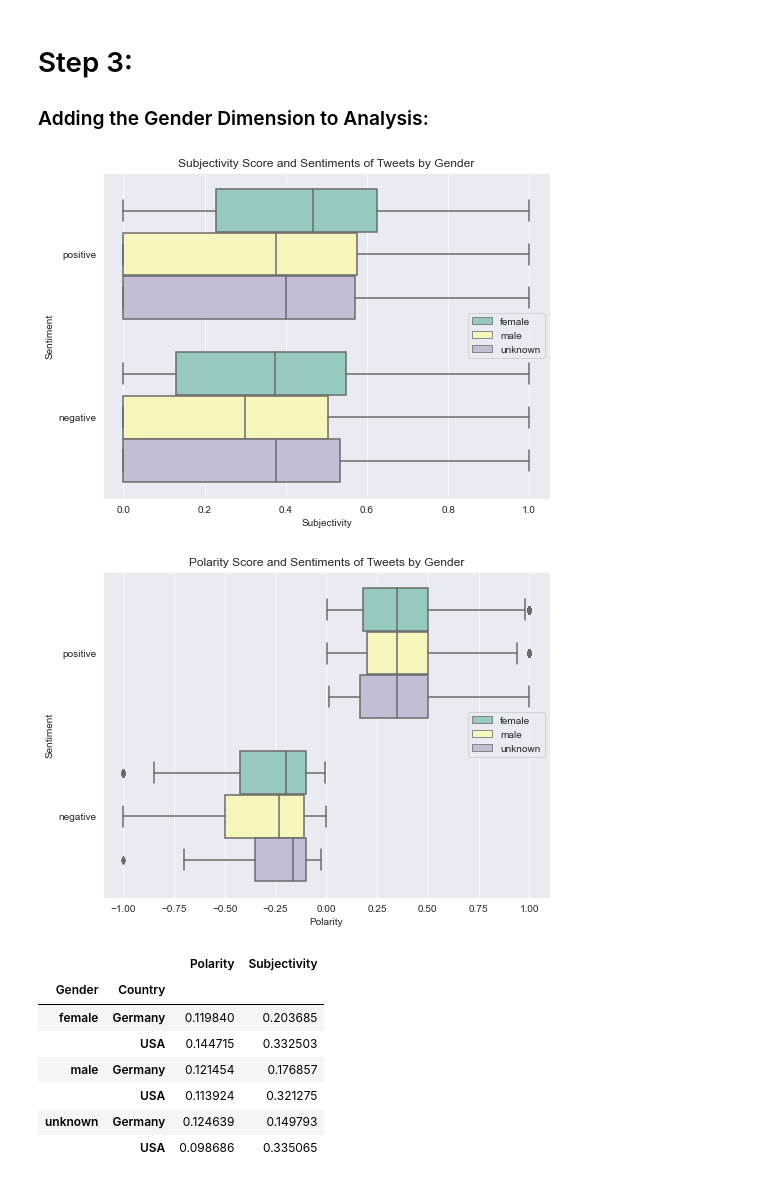
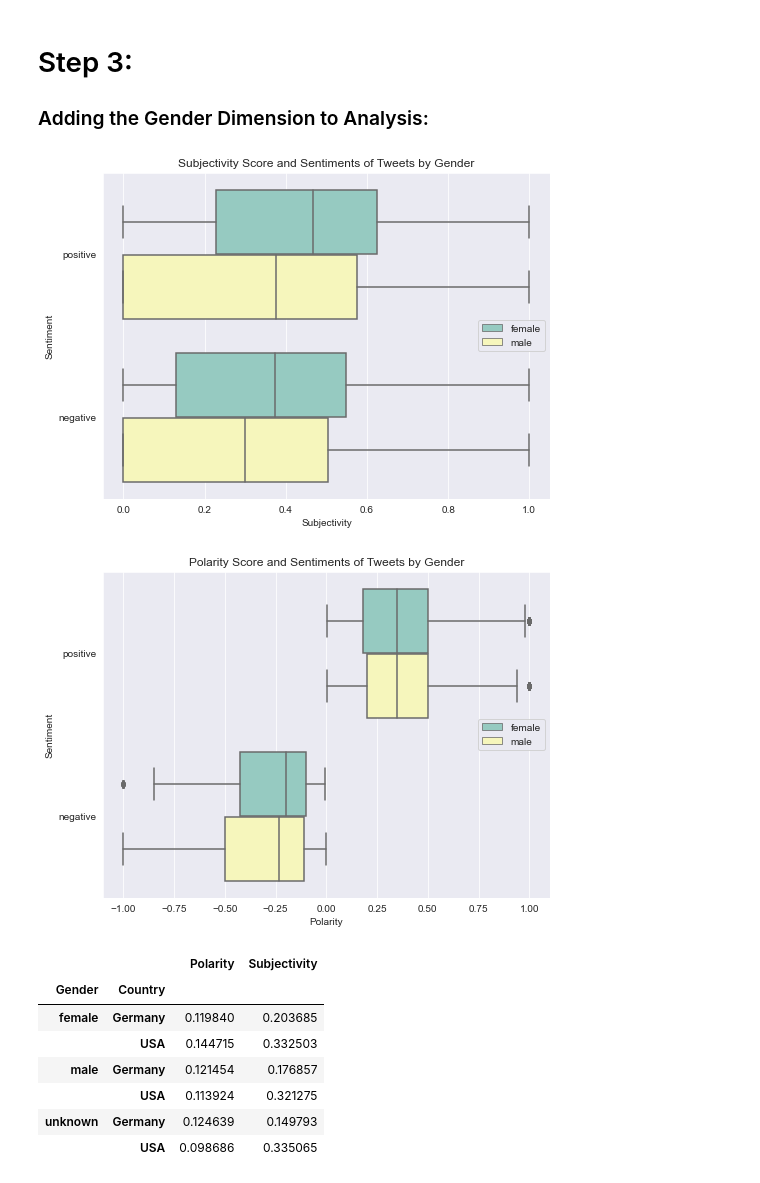
Before and after one commit to ksaslow/Ironhack-final-project, a Jupyter notebook: 4_Visualizing-the-Twitter-Data.ipynb, the cells around one changed output. Cells and saved outputs as stored; diff of their text form; code cells hidden in the pictures.

Commit message:
visualizations

```diff
--- a/4_Visualizing-the-Twitter-Data.ipynb
+++ b/4_Visualizing-the-Twitter-Data.ipynb
@@ -170,26 +174,29 @@ ratio_de_pos
 # %% [markdown]
 # Step 3:
 ### Adding the Gender Dimension to Analysis:
+# %%
+# Drop Gender='unknown' (organizations, institutions) from df:
+tweets_vis_gen = tweets_vis[tweets_vis['Gender']!='unknown']
 # %%
 # Subjectivity of tweets by Gender (not country specific):
 
 fig, ax = plt.subplots(figsize=(8,6))
-sns.boxplot(x='Subjectivity', y='Sentiment', data=tweets_vis, hue='Gender')
+sns.boxplot(x='Subjectivity', y='Sentiment', data=tweets_vis_gen, hue='Gender')
 plt.title('Subjectivity Score and Sentiments of Tweets by Gender')
 plt.legend(loc='center right')
 plt.savefig('subjectivity_by_gender_boxchart.png')
 plt.show()
 # %% [output]
-[figure, old version]
+[figure, new version]
 # %%
 fig, ax = plt.subplots(figsize=(8,6))
-sns.boxplot(x='Polarity', y='Sentiment', data=tweets_vis, hue='Gender')
+sns.boxplot(x='Polarity', y='Sentiment', data=tweets_vis_gen, hue='Gender')
 plt.title('Polarity Score and Sentiments of Tweets by Gender')
 plt.legend(loc='center right')
 plt.savefig('polarity_by_gender_boxchart.png')
 plt.show()
 # %% [output]
-[figure, old version]
+[figure, new version]
 # %%
 grouped_gender = tweets_analysis.groupby(['Gender', 'Country']).mean()
 grouped_gender
```
Also changed, not shown: parts of 16 cells of this notebook, 21 other files.
